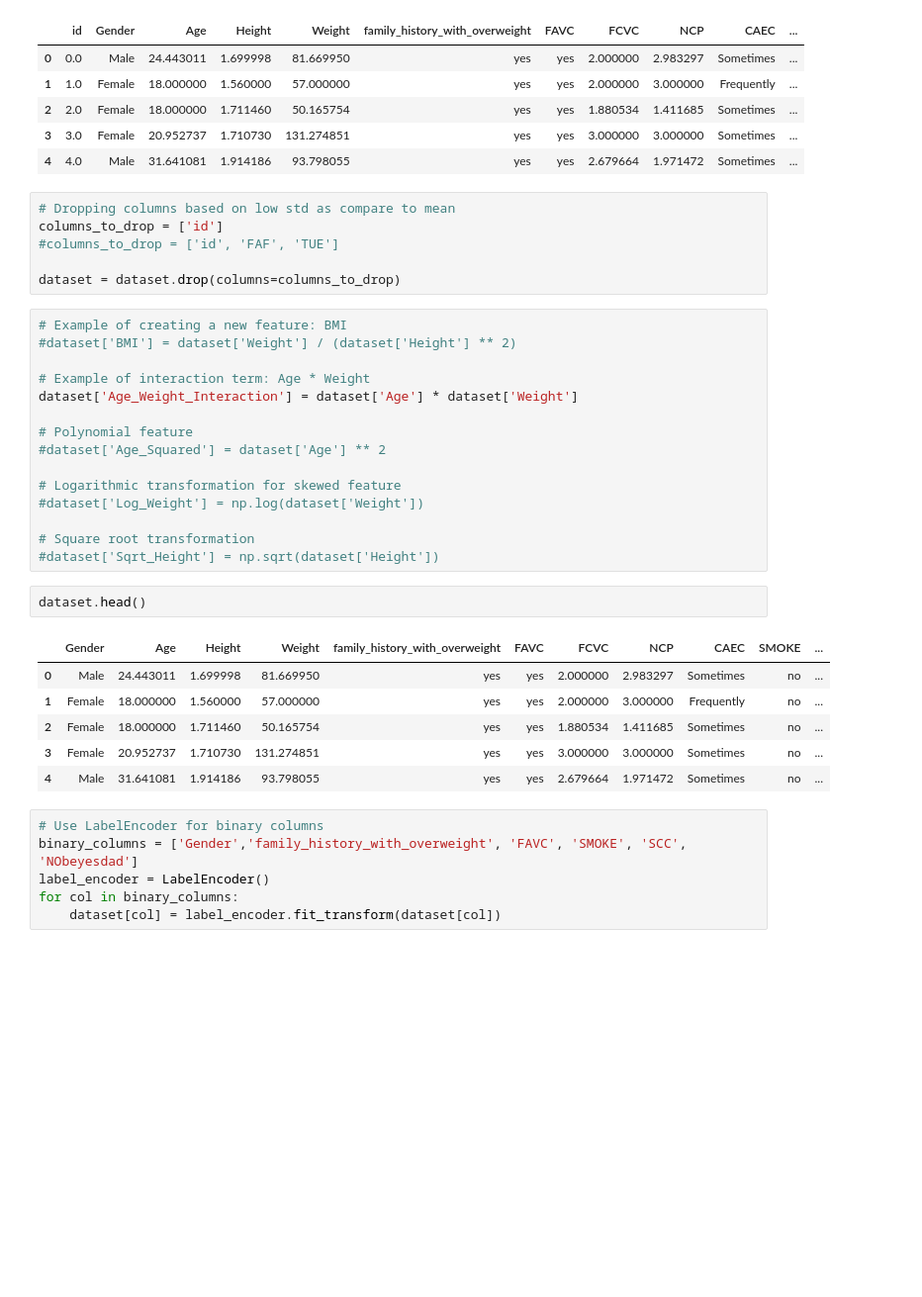
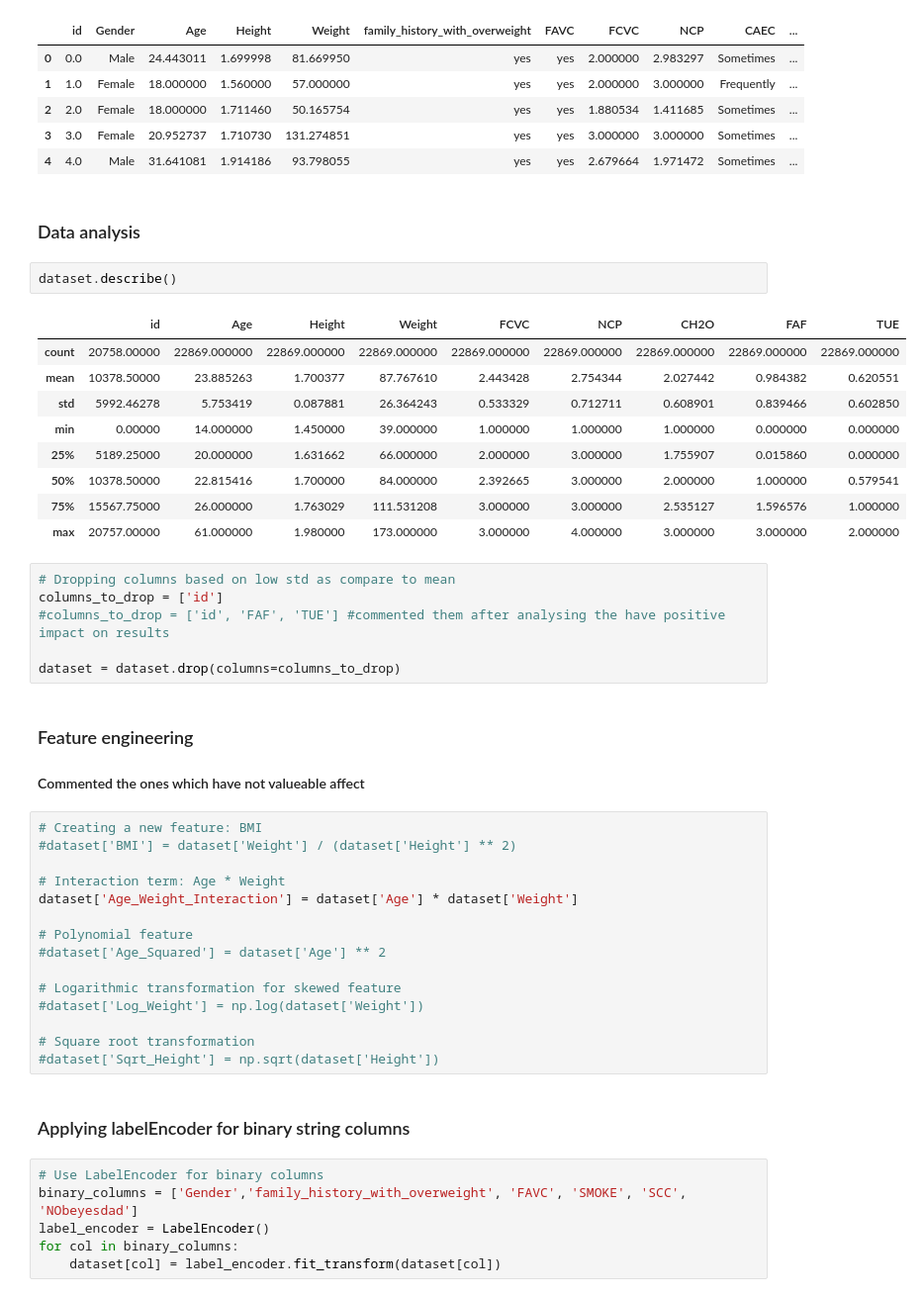
Before and after one commit to Saifix/Multi-Class-Prediction-of-Obesity-Risk, a Jupyter notebook: Main.ipynb, the cells around one changed output. Shown at 99% size. Saved outputs shown, nothing was run; the diff lists cells and outputs as text; blank space fills up the shorter version.

```diff
--- a/Main.ipynb
+++ b/Main.ipynb
@@ -22,17 +27,35 @@ dataset.head()
 | 2 | 2.0 | Female | 18.000000 | 1.711460 | 50.165754 | yes | yes | 1.880534 | 1.411685 | Sometimes | ... |
 | 3 | 3.0 | Female | 20.952737 | 1.710730 | 131.274851 | yes | yes | 3.000000 | 3.000000 | Sometimes | ... |
 | 4 | 4.0 | Male | 31.641081 | 1.914186 | 93.798055 | yes | yes | 2.679664 | 1.971472 | Sometimes | ... |
+# %% [markdown]
+### Data analysis
+# %%
+dataset.describe()
+# %% [output]
+|  | id | Age | Height | Weight | FCVC | NCP | CH2O | FAF | TUE |
+| count | 20758.00000 | 22869.000000 | 22869.000000 | 22869.000000 | 22869.000000 | 22869.000000 | 22869.000000 | 22869.000000 | 22869.000000 |
+| mean | 10378.50000 | 23.885263 | 1.700377 | 87.767610 | 2.443428 | 2.754344 | 2.027442 | 0.984382 | 0.620551 |
+| std | 5992.46278 | 5.753419 | 0.087881 | 26.364243 | 0.533329 | 0.712711 | 0.608901 | 0.839466 | 0.602850 |
+| min | 0.00000 | 14.000000 | 1.450000 | 39.000000 | 1.000000 | 1.000000 | 1.000000 | 0.000000 | 0.000000 |
+| 25% | 5189.25000 | 20.000000 | 1.631662 | 66.000000 | 2.000000 | 3.000000 | 1.755907 | 0.015860 | 0.000000 |
+| 50% | 10378.50000 | 22.815416 | 1.700000 | 84.000000 | 2.392665 | 3.000000 | 2.000000 | 1.000000 | 0.579541 |
+| 75% | 15567.75000 | 26.000000 | 1.763029 | 111.531208 | 3.000000 | 3.000000 | 2.535127 | 1.596576 | 1.000000 |
+| max | 20757.00000 | 61.000000 | 1.980000 | 173.000000 | 3.000000 | 4.000000 | 3.000000 | 3.000000 | 2.000000 |
 # %%
 # Dropping columns based on low std as compare to mean
 columns_to_drop = ['id']
-#columns_to_drop = ['id', 'FAF', 'TUE']
+#columns_to_drop = ['id', 'FAF', 'TUE'] #commented them after analysing the have positive impact on results
 
 dataset = dataset.drop(columns=columns_to_drop)
+# %% [markdown]
+### Feature engineering
+
+#### Commented the ones which have not valueable affect
 # %%
-# Example of creating a new feature: BMI
+# Creating a new feature: BMI
 #dataset['BMI'] = dataset['Weight'] / (dataset['Height'] ** 2)
 
-# Example of interaction term: Age * Weight
+# Interaction term: Age * Weight
 dataset['Age_Weight_Interaction'] = dataset['Age'] * dataset['Weight']
 
 # Polynomial feature
@@ -43,15 +66,8 @@ dataset['Age_Weight_Interaction'] = dataset['Age'] * dataset['Weight']
 
 # Square root transformation
 #dataset['Sqrt_Height'] = np.sqrt(dataset['Height'])
-# %%
-dataset.head()
-# %% [output]
-|  | Gender | Age | Height | Weight | family_history_with_overweight | FAVC | FCVC | NCP | CAEC | SMOKE | ... |
-| 0 | Male | 24.443011 | 1.699998 | 81.669950 | yes | yes | 2.000000 | 2.983297 | Sometimes | no | ... |
-| 1 | Female | 18.000000 | 1.560000 | 57.000000 | yes | yes | 2.000000 | 3.000000 | Frequently | no | ... |
-| 2 | Female | 18.000000 | 1.711460 | 50.165754 | yes | yes | 1.880534 | 1.411685 | Sometimes | no | ... |
-| 3 | Female | 20.952737 | 1.710730 | 131.274851 | yes | yes | 3.000000 | 3.000000 | Sometimes | no | ... |
-| 4 | Male | 31.641081 | 1.914186 | 93.798055 | yes | yes | 2.679664 | 1.971472 | Sometimes | no | ... |
+# %% [markdown]
+### Applying labelEncoder for binary string columns
 # %%
 # Use LabelEncoder for binary columns
 binary_columns = ['Gender','family_history_with_overweight', 'FAVC', 'SMOKE', 'SCC', 'NObeyesdad']
```
Also changed, not shown: parts of 13 cells of this notebook.
